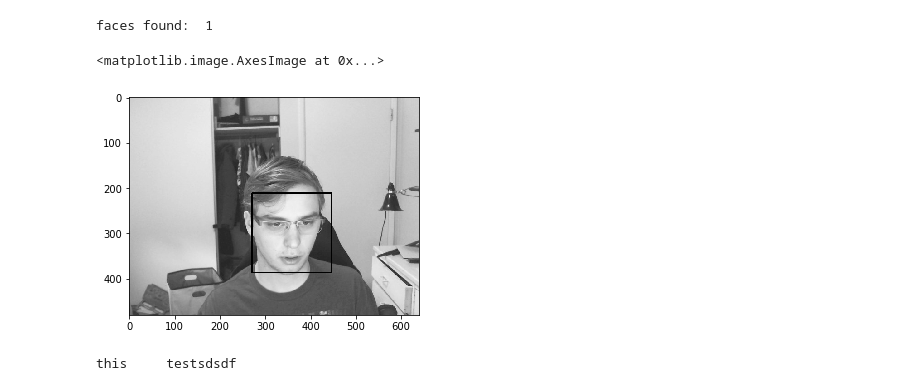
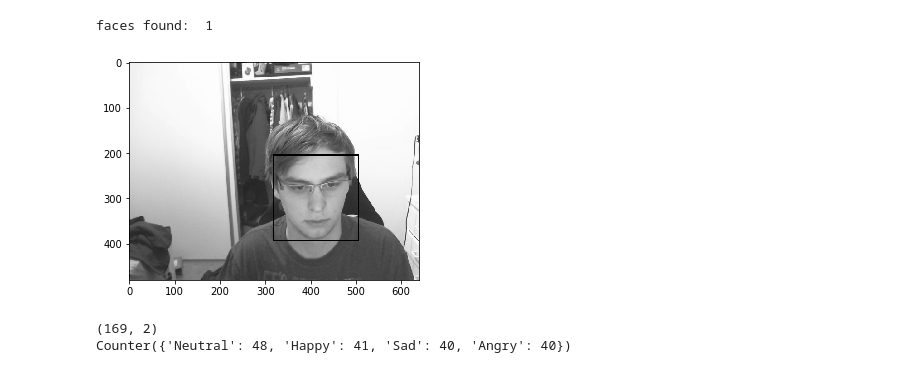
Before and after one commit to Saiuz/Emotion-Detection, a Jupyter notebook: Create Labeled Images.ipynb, the cells around one changed output. Saved outputs shown, nothing was run; the diff lists cells and outputs as text; code cells hidden in the pictures.

```diff
--- a/Create Labeled Images.ipynb
+++ b/Create Labeled Images.ipynb
@@ -10,27 +11,29 @@ import os.path
 # %%
 # initialize cascada classifier
 haar_cascade = cv2.CascadeClassifier(
     'data/haarcascade_frontalface_alt.xml')
 
 #initialize default. Change int argument to change webcam used.
 cam = cv2.VideoCapture(0)
 
-#read img from camera and make a gray version for the cascada classifier
-ret_val, img = cam.read()
-gray = cv2.cvtColor(img, cv2.COLOR_BGR2GRAY)
+if cam.isOpened():
+    #read img from camera and make a gray version for the cascada classifier
+    ret_val, img = cam.read()
 
-#use the classifier to detect faces. Returns face box coordinates for each face
-faces = haar_cascade.detectMultiScale(gray, scaleFactor=1.1, minNeighbors=5)
-print("faces found: ", len(faces))
+    if ret_val:
+        gray = cv2.cvtColor(img, cv2.COLOR_BGR2GRAY)
 
-#for each face, draw a rectangle around it
-for (x, y, w, h) in faces:
-         cv2.rectangle(gray, (x, y), (x+w, y+h), (0, 255, 0), 2)
+        #use the classifier to detect faces. Returns face box coordinates for each face
+        faces = haar_cascade.detectMultiScale(gray, scaleFactor=1.1, minNeighbors=5)
+        print("faces found: ", len(faces))
 
-# display the img
-plt.imshow(gray,cmap="gray")
+        #for each face, draw a rectangle around it
+        for (x, y, w, h) in faces:
+                 cv2.rectangle(gray, (x, y), (x+w, y+h), (0, 255, 0), 2)
+
+        # display the img
+        plt.imshow(gray,cmap="gray")
 # %% [output]
 faces found:  1
-<matplotlib.image.AxesImage at 0x...>
-[figure, old version]
+[figure, new version]
 # %%
@@ -104,3 +125,5 @@ label("images")
 # %%
+ label("images")
 # %% [output]
-this     testsdsdf
+(169, 2)
+Counter({'Neutral': 48, 'Happy': 41, 'Sad': 40, 'Angry': 40})
```
Also changed, not shown: parts of 4 cells of this notebook, 6 other files.
